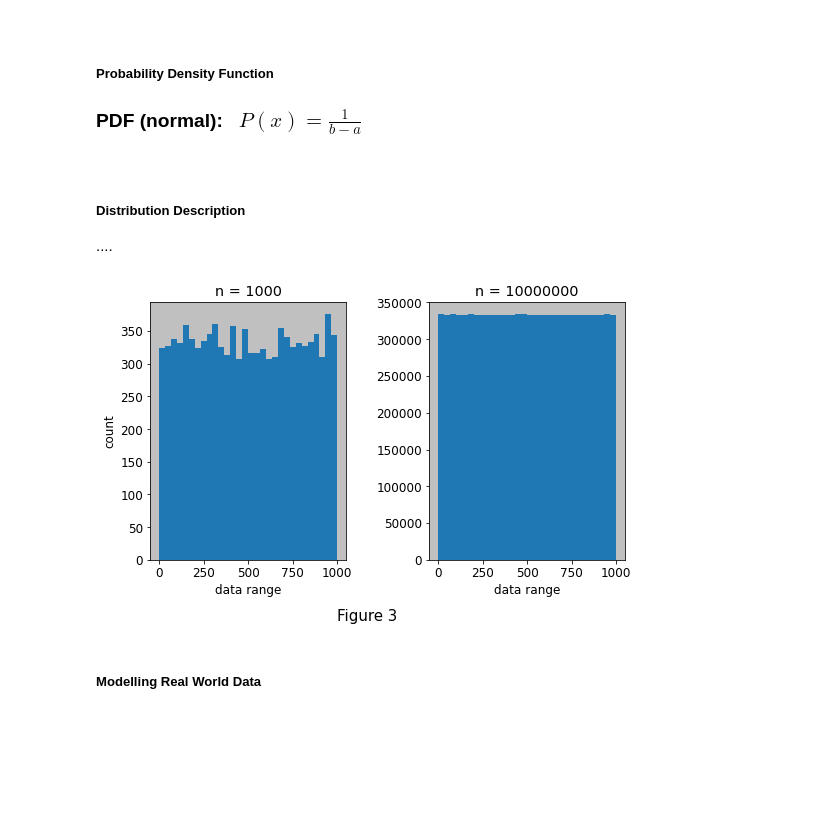
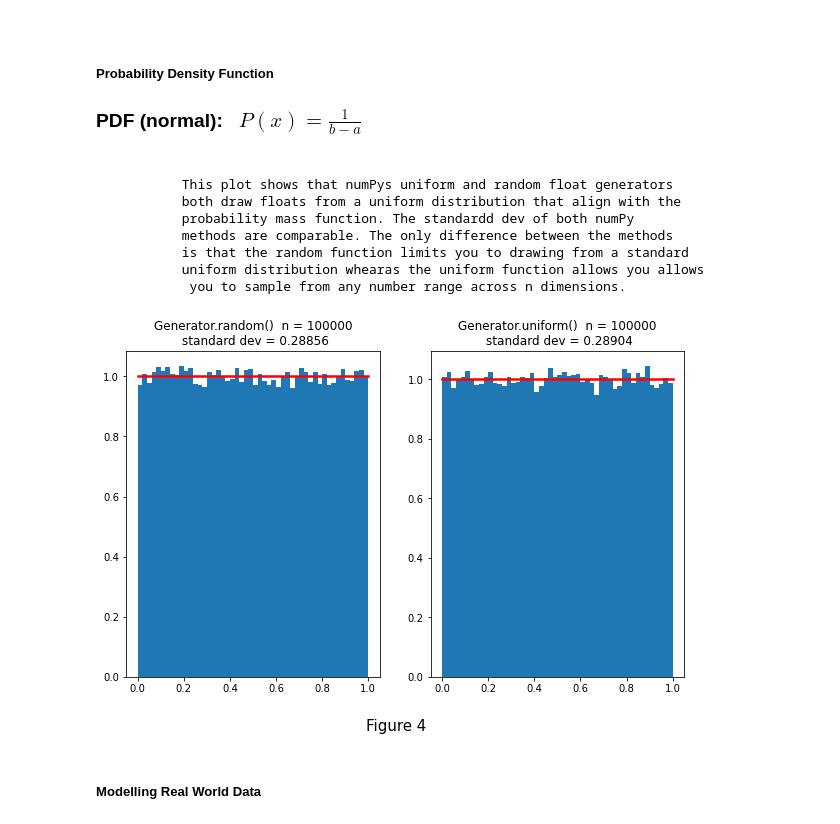
Before and after one commit to CiaranMoran27/playing_with_jupyter, a Jupyter notebook: numpy-random.ipynb, the cells around one changed output. Saved outputs shown, nothing was run; the diff lists cells and outputs as text; code cells hidden in the pictures; blank space fills up the shorter version.

```diff
--- a/numpy-random.ipynb
+++ b/numpy-random.ipynb
@@ -281,17 +285,59 @@ This function draw random samples from a uniform distribution. It accepts 3 para
 
 ##### Probability Density Function
 <h3>PDF (normal): &nbsp;  $P(x)=\frac{1}{b - a}$ <h3>
-# %% [markdown]
-##### Distribution Description
-
-....
-# %%
-#### Uniform
-# Uniform distriubtion function
-s_small = rng.uniform(0, 1000, 10000)
-s_large = rng.uniform(0, 1000, 10000000)
-plot_hist_twice(s_small, s_large, 'n = 1000', 'n = 10000000', 'Figure 3')
-# %% [output]
-[figure, removed]
+# %%
+# generate array from standard uniform distribution
+a = 0
+b = 1
+numb_runs = 100000
+uniform_array = rng.uniform(a, b, numb_runs)
+
+# generate random floats for comparison
+float_array =  (b * rng.random((1, numb_runs)) - b) * - 1       # 1 x 10000 array of floats between 0 and 1
+float_array = float_array[0]                                    # access the array, function outputs like this: [[array]]
+
+# define variables for line plot
+f = 1 / (b - a)                                                 # define probability density function
+x = np.arange(a, b + 0.1, 0.1)                                  # x_axis array, length of a to b in increments of 1
+y = [f for i in range(len(x))]                                  # y_axis array, uses pfm on x-coordinates
+
+
+# check standard deviations of each generator method
+uniform_array_std_dev = np.around(np.std(uniform_array), 5)
+float_array_std_dev = np.around(np.std(float_array), 5)
+
+# plotting code
+fig, (ax1, ax2) = plt.subplots(1, 2, sharex = True, sharey = False, figsize = (10, 6))
+plt.figtext(0.5, 0.0, 'Figure 4', wrap=True, horizontalalignment = 'center', fontsize = 15)
+ax1.hist(uniform_array, density = True, bins = 50, rwidth = 10)
+ax2.hist(float_array, density = True, bins = 50, rwidth = 10)
+
+# plot format code
+ax1.plot(x, y,  linewidth = 2.5, color = 'red')
+ax2.plot(x, y,  linewidth = 2.5, color = 'red')
+ax1.set_title(str('Generator.random()  n = {}\n standard dev = {}').format(numb_runs,
+                                                                float_array_std_dev))
+
+ax2.set_title(str('Generator.uniform()  n = {}\n standard dev = {}').format(numb_runs,
+                                                                uniform_array_std_dev))
+
+# description for plot
+string_spacer = [' ' * 11 for i in range(7)]
+print('\n{}This plot shows that numPys uniform and random float generators \n\
+{}both draw floats from a uniform distribution that align with the \n\
+{}probability mass function. The standardd dev of both numPy\n\
+{}methods are comparable. The only difference between the methods\n\
+{}is that the random function limits you to drawing from a standard\n\
+{}uniform distribution whearas the uniform function allows you allows\n\
+{} you to sample from any number range across n dimensions.\n'.format(*string_spacer))
+# %% [output]
+           This plot shows that numPys uniform and random float generators
+           both draw floats from a uniform distribution that align with the
+           probability mass function. The standardd dev of both numPy
+           methods are comparable. The only difference between the methods
+           is that the random function limits you to drawing from a standard
+           uniform distribution whearas the uniform function allows you allows
+            you to sample from any number range across n dimensions.
+[figure, added]
 # %% [markdown]
 ##### Modelling Real World Data
```
Also changed, not shown: parts of 32 cells of this notebook.
